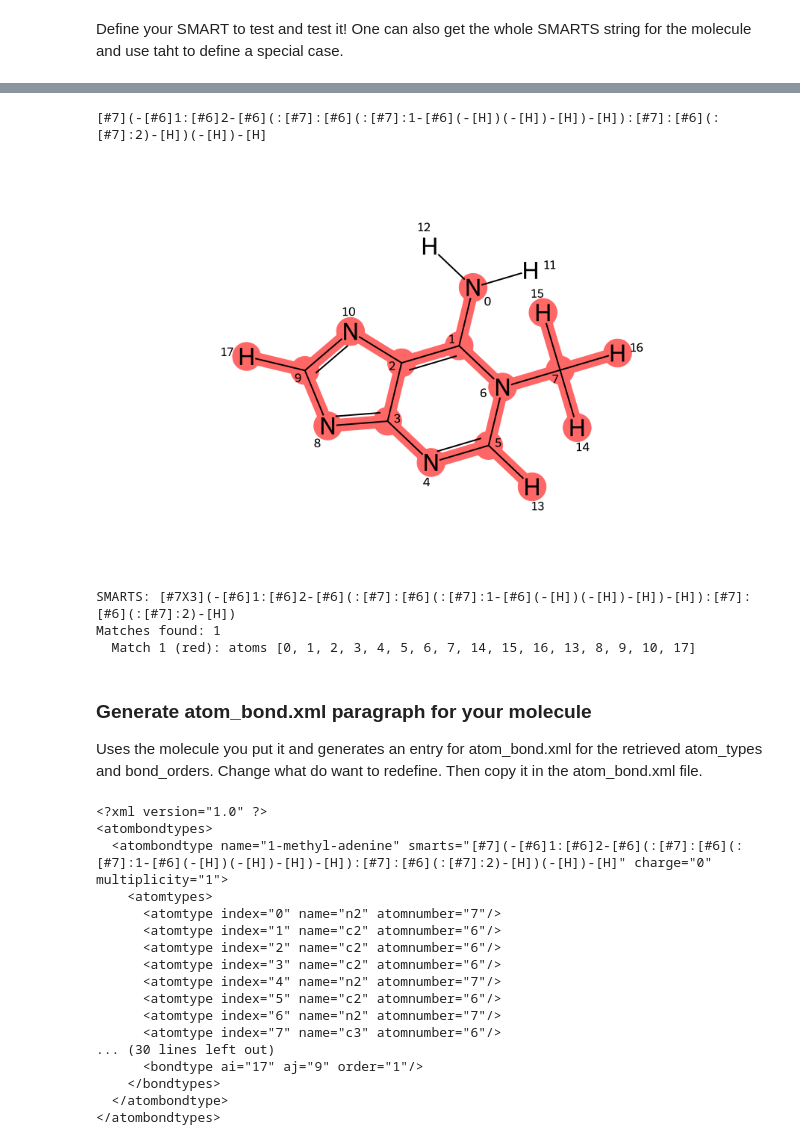
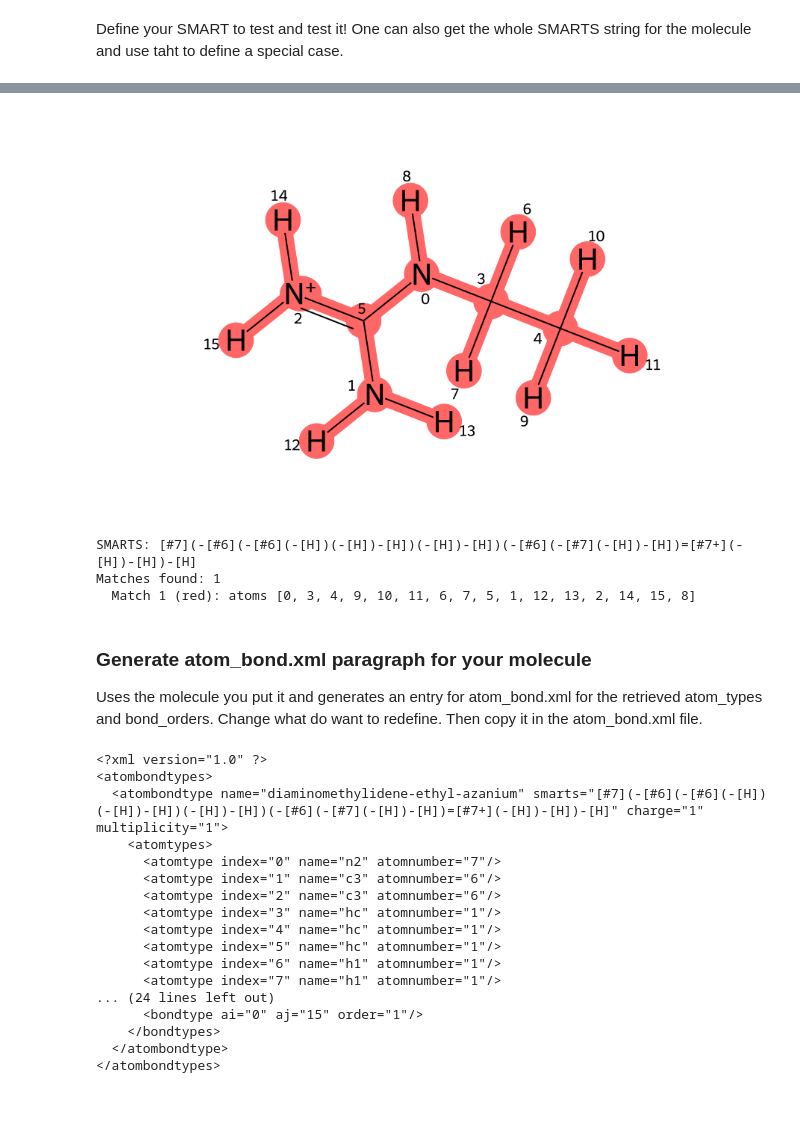
Before and after one commit to AlexandriaChemistry/ACT, a Jupyter notebook: Jupyter/atom_bond_types/test_smarts.ipynb, the cells around one changed output, grey strips where cells are left out. Saved outputs shown, nothing was run; the diff lists cells and outputs as text; code cells hidden in the pictures; blank space fills up the shorter version.

Commit message:
Fixed ordering during generation of atom_bond.xml entry for molecule in test_smarts notebook. Also added special case for guanidinium alike structure regarding resonance

```diff
--- a/Jupyter/atom_bond_types/test_smarts.ipynb
+++ b/Jupyter/atom_bond_types/test_smarts.ipynb
@@ -52,6 +54,6 @@ print(smarts_string)
 # %%
 # SMARTS test
-smarts_to_test = '[#7X3](-[#6]1:[#6]2-[#6](:[#7]:[#6](:[#7]:1-[#6](-[H])(-[H])-[H])-[H]):[#7]:[#6](:[#7]:2)-[H])'
+smarts_to_test = '[#7](-[#6](-[#6](-[H])(-[H])-[H])(-[H])-[H])(-[#6](-[#7](-[H])-[H])=[#7+](-[H])-[H])-[H]'
 
 pattern = Chem.MolFromSmarts(smarts_to_test)
 if pattern is None:
@@ -104,38 +106,37 @@ else:
     # atom index labels
     for atom in mol2d.GetAtoms():
         atom.SetProp('atomNote', str(atom.GetIdx()))
 
     # draw
     drawer = rdMolDraw2D.MolDraw2DCairo(900, 550)
     opts = drawer.drawOptions()
     opts.addAtomIndices = False
     opts.highlightBondWidthMultiplier = 8
     opts.highlightRadius = 0.35
     opts.padding = 0.15
 
     rdMolDraw2D.PrepareAndDrawMolecule(
         drawer,
         mol2d,
         highlightAtoms=highlight_atoms,
         highlightAtomColors=atom_color_map,
         highlightBonds=highlight_bonds,
         highlightBondColors=bond_color_map,
     )
     drawer.FinishDrawing()
     display(Image(drawer.GetDrawingText()))
 
     # match summary
     print(f"SMARTS: {smarts_to_test}")
     print(f"Matches found: {len(matches)}")
     for i, mt in enumerate(matches):
         color_name = ["red","blue","green","yellow","purple","orange"][i % 6]
         print(f"  Match {i+1} ({color_name}): atoms {list(mt)}")
 # %% [output]
+[figure, new version]
-[#7](-[#6]1:[#6]2-[#6](:[#7]:[#6](:[#7]:1-[#6](-[H])(-[H])-[H])-[H]):[#7]:[#6](:[#7]:2)-[H])(-[H])-[H]
+SMARTS: [#7](-[#6](-[#6](-[H])(-[H])-[H])(-[H])-[H])(-[#6](-[#7](-[H])-[H])=[#7+](-[H])-[H])-[H]
+Matches found: 1
+  Match 1 (red): atoms [0, 3, 4, 9, 10, 11, 6, 7, 5, 1, 12, 13, 2, 14, 15, 8]
-[figure, old version]
-SMARTS: [#7X3](-[#6]1:[#6]2-[#6](:[#7]:[#6](:[#7]:1-[#6](-[H])(-[H])-[H])-[H]):[#7]:[#6](:[#7]:2)-[H])
-Matches found: 1
-  Match 1 (red): atoms [0, 1, 2, 3, 4, 5, 6, 7, 14, 15, 16, 13, 8, 9, 10, 17]
 # %% [markdown]
 ### Generate atom_bond.xml paragraph for your molecule
 
@@ -144,6 +145,15 @@ Uses the molecule you put it and generates an entry for atom_bond.xml for the re
 import xml.etree.cElementTree as ET
 from xml.dom import minidom
 
+
+# Canonical SMARTS may reorder atoms versus mol atom indices.
+smarts = Chem.MolToSmarts(mol)
+pattern = Chem.MolFromSmarts(smarts)
+#pattern.Debug()
+if pattern is None:
+    raise ValueError('Failed to parse generated SMARTS')
+# get match
+match = mol.GetSubstructMatch(pattern)
 
 atombondtype = ET.Element('atombondtype', {
     'name': input_path.stem,
@@ -153,19 +163,31 @@ atombondtype = ET.Element('atombondtype', {
 })
 
 atomtypes = ET.SubElement(atombondtype, 'atomtypes')
-for idx, atom in enumerate(mol.GetAtoms()):
-    atype = md.atoms[idx].get('obtype', atom.GetSymbol().lower())
+for pat_idx, mol_idx in enumerate(match):
+    atom_obj = mol.GetAtomWithIdx(mol_idx)
+    atype = md.atoms[mol_idx].get('obtype', atom_obj.GetSymbol().lower())
     ET.SubElement(atomtypes, 'atomtype', {
-        'index': str(idx),
+        'index': str(pat_idx),
         'name': str(atype),
-        'atomnumber': str(atom.GetAtomicNum()),
+        'atomnumber': str(atom_obj.GetAtomicNum()),
     })
 
+#print(md.bonds.items())
 bondtypes = ET.SubElement(atombondtype, 'bondtypes')
-for (ai, aj), order in sorted(md.bonds.items()):
+for pbond in pattern.GetBonds():
+    ai_pat = pbond.GetBeginAtomIdx()
+    aj_pat = pbond.GetEndAtomIdx()
+    ai_mol = match[ai_pat]
+    aj_mol = match[aj_pat]
+
+    # necessary so it gets the assigned bonds through get_mol_dict
+    order = md.bonds.get((ai_mol + 1, aj_mol + 1))
+    if order is None:
+        order = md.bonds.get((aj_mol + 1, ai_mol + 1), pbond.GetBondTypeAsDouble())
+
     ET.SubElement(bondtypes, 'bondtype', {
-        'ai': str(ai - 1),
-        'aj': str(aj - 1),
+        'ai': str(ai_pat),
+        'aj': str(aj_pat),
         'order': str(order),
     })
 
@@ -180,18 +202,18 @@ with open('atom_bond_generated.xml', 'w') as file:
 # %% [output]
 <?xml version="1.0" ?>
 <atombondtypes>
-  <atombondtype name="1-methyl-adenine" smarts="[#7](-[#6]1:[#6]2-[#6](:[#7]:[#6](:[#7]:1-[#6](-[H])(-[H])-[H])-[H]):[#7]:[#6](:[#7]:2)-[H])(-[H])-[H]" charge="0" multiplicity="1">
+  <atombondtype name="diaminomethylidene-ethyl-azanium" smarts="[#7](-[#6](-[#6](-[H])(-[H])-[H])(-[H])-[H])(-[#6](-[#7](-[H])-[H])=[#7+](-[H])-[H])-[H]" charge="1" multiplicity="1">
     <atomtypes>
       <atomtype index="0" name="n2" atomnumber="7"/>
-      <atomtype index="1" name="c2" atomnumber="6"/>
-      <atomtype index="2" name="c2" atomnumber="6"/>
-      <atomtype index="3" name="c2" atomnumber="6"/>
-      <atomtype index="4" name="n2" atomnumber="7"/>
-      <atomtype index="5" name="c2" atomnumber="6"/>
-      <atomtype index="6" name="n2" atomnumber="7"/>
-      <atomtype index="7" name="c3" atomnumber="6"/>
-... (30 lines left out)
-      <bondtype ai="17" aj="9" order="1"/>
+      <atomtype index="1" name="c3" atomnumber="6"/>
+      <atomtype index="2" name="c3" atomnumber="6"/>
+      <atomtype index="3" name="hc" atomnumber="1"/>
+      <atomtype index="4" name="hc" atomnumber="1"/>
+      <atomtype index="5" name="hc" atomnumber="1"/>
+      <atomtype index="6" name="h1" atomnumber="1"/>
+      <atomtype index="7" name="h1" atomnumber="1"/>
+... (24 lines left out)
+      <bondtype ai="0" aj="15" order="1"/>
     </bondtypes>
   </atombondtype>
 </atombondtypes>
```
Also changed, not shown: parts of 3 cells of this notebook, 3 other files.
